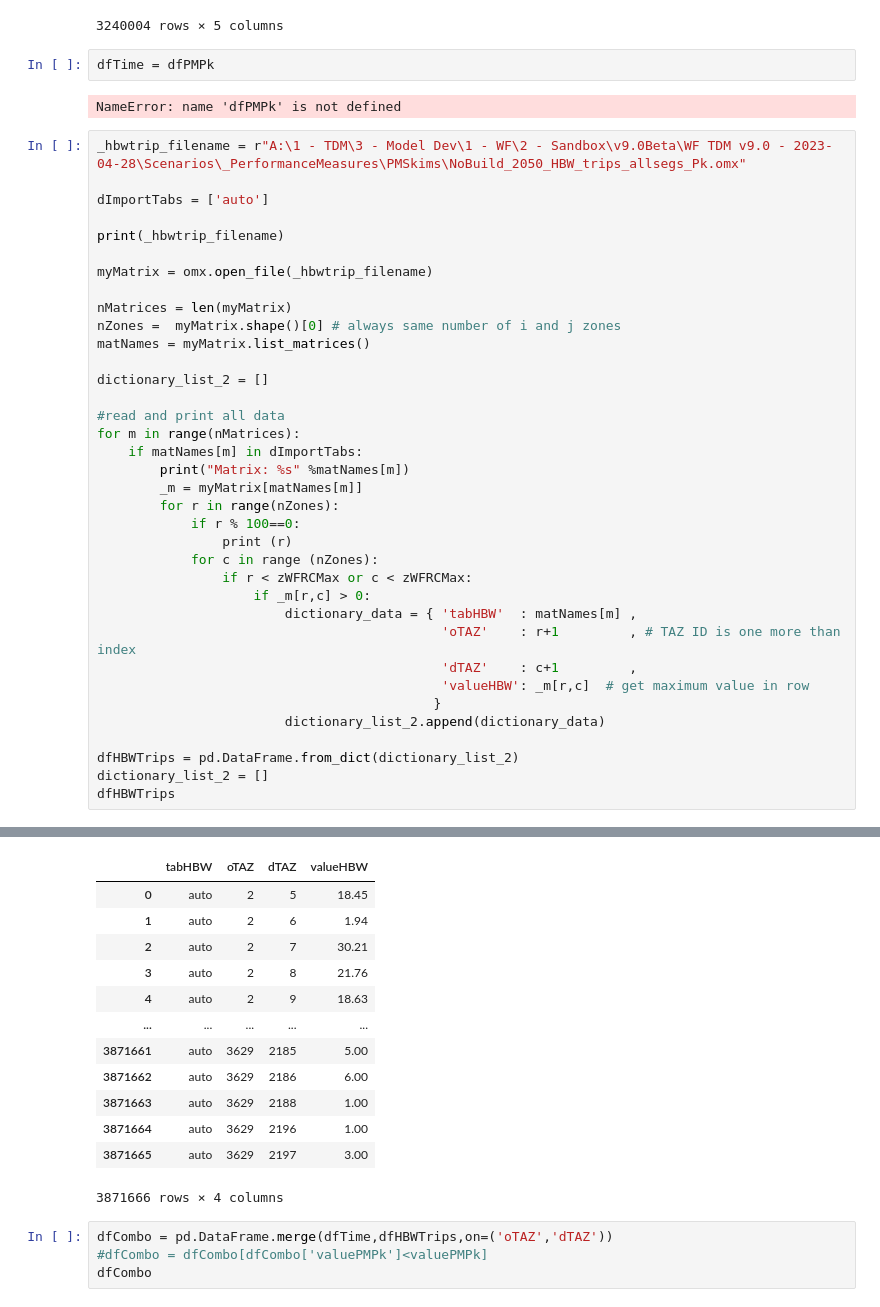
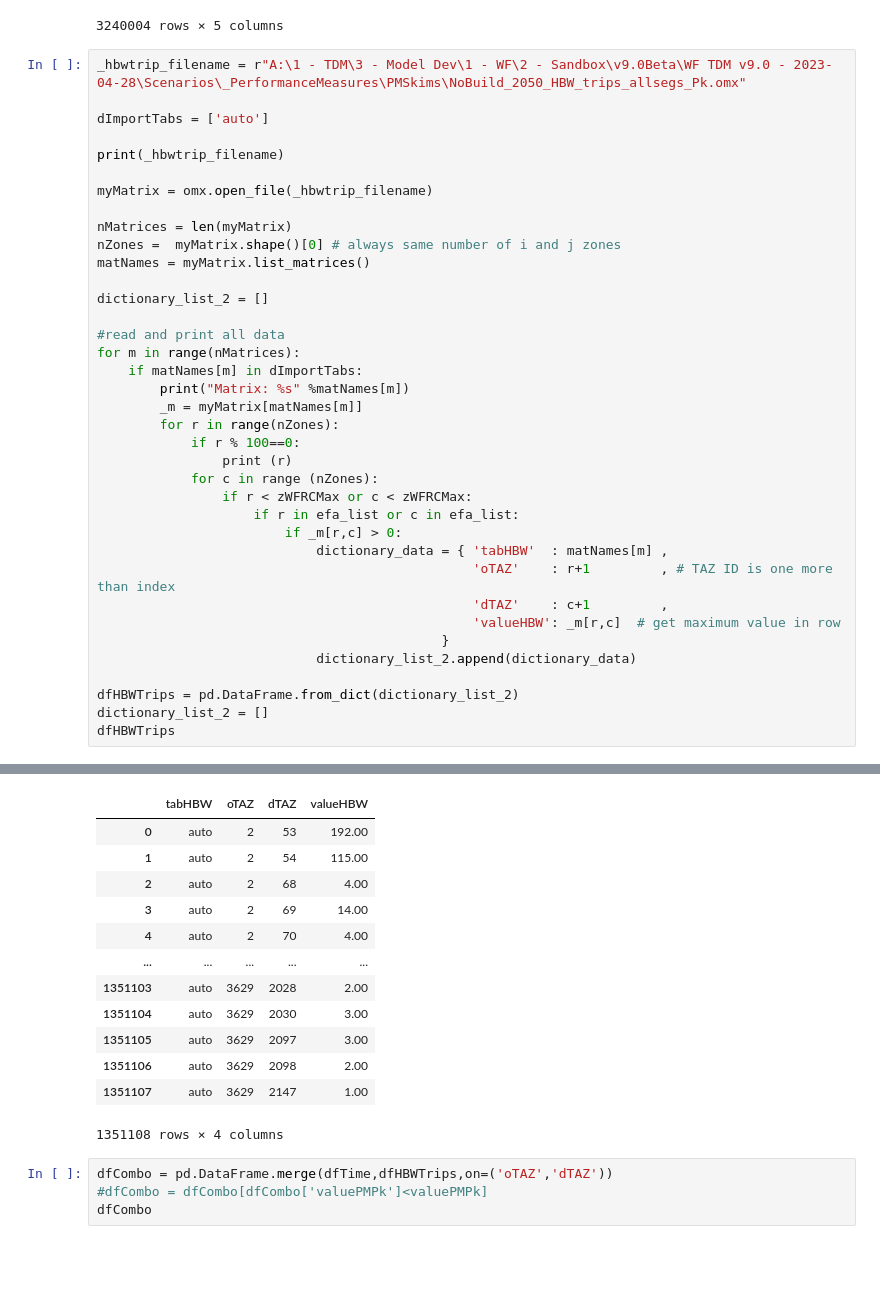
Before and after one commit to WFRCAnalytics/TDM-Average-Commute-Times, a Jupyter notebook: Commute-Times-EFA.ipynb, the cells around one changed output, grey strips where cells are left out. Drawn from its saved outputs; the diff is of its cells as text; blank space fills up the shorter version.

```diff
--- a/Commute-Times-EFA.ipynb
+++ b/Commute-Times-EFA.ipynb
@@ -85,10 +85,6 @@ Matrix: GP_TotTime
 | 3240002 | GP_TotTime | 3629 | 2098 | 70.08 | 71.26 |
 | 3240003 | GP_TotTime | 3629 | 2147 | 69.63 | 69.26 |
 3240004 rows × 5 columns
-# %%
-dfTime = dfPMPk
-# %% [output]
-NameError: name 'dfPMPk' is not defined
 # %%
 _hbwtrip_filename = r"A:\1 - TDM\3 - Model Dev\1 - WF\2 - Sandbox\v9.0Beta\WF TDM v9.0 - 2023-04-28\Scenarios\_PerformanceMeasures\PMSkims\NoBuild_2050_HBW_trips_allsegs_Pk.omx"
 
@@ -110,52 +106,53 @@ for m in range(nMatrices):
         print("Matrix: %s" %matNames[m])
         _m = myMatrix[matNames[m]]
         for r in range(nZones):
             if r % 100==0:
                 print (r)
             for c in range (nZones):
                 if r < zWFRCMax or c < zWFRCMax:
-                    if _m[r,c] > 0:
-                        dictionary_data = { 'tabHBW'  : matNames[m] ,
-                                            'oTAZ'    : r+1         , # TAZ ID is one more than index
-                                            'dTAZ'    : c+1         ,
-                                            'valueHBW': _m[r,c]  # get maximum value in row
-                                           }
-                        dictionary_list_2.append(dictionary_data)
+                    if r in efa_list or c in efa_list:
+                        if _m[r,c] > 0:
+                            dictionary_data = { 'tabHBW'  : matNames[m] ,
+                                                'oTAZ'    : r+1         , # TAZ ID is one more than index
+                                                'dTAZ'    : c+1         ,
+                                                'valueHBW': _m[r,c]  # get maximum value in row
+                                            }
+                            dictionary_list_2.append(dictionary_data)
 
 dfHBWTrips = pd.DataFrame.from_dict(dictionary_list_2)
 dictionary_list_2 = []
 dfHBWTrips
 # %% [output]
 A:\1 - TDM\3 - Model Dev\1 - WF\2 - Sandbox\v9.0Beta\WF TDM v9.0 - 2023-04-28\Scenarios\_PerformanceMeasures\PMSkims\NoBuild_2050_HBW_trips_allsegs_Pk.omx
 Matrix: auto
 0
 100
 200
 300
 400
 500
 600
 700
 800
 900
 ... (23 lines left out)
 3300
 3400
 3500
 3600
 |  | tabHBW | oTAZ | dTAZ | valueHBW |
-| 0 | auto | 2 | 5 | 18.45 |
-| 1 | auto | 2 | 6 | 1.94 |
-| 2 | auto | 2 | 7 | 30.21 |
-| 3 | auto | 2 | 8 | 21.76 |
-| 4 | auto | 2 | 9 | 18.63 |
+| 0 | auto | 2 | 53 | 192.00 |
+| 1 | auto | 2 | 54 | 115.00 |
+| 2 | auto | 2 | 68 | 4.00 |
+| 3 | auto | 2 | 69 | 14.00 |
+| 4 | auto | 2 | 70 | 4.00 |
 | ... | ... | ... | ... | ... |
-| 3871661 | auto | 3629 | 2185 | 5.00 |
-| 3871662 | auto | 3629 | 2186 | 6.00 |
-| 3871663 | auto | 3629 | 2188 | 1.00 |
-| 3871664 | auto | 3629 | 2196 | 1.00 |
-| 3871665 | auto | 3629 | 2197 | 3.00 |
+| 1351103 | auto | 3629 | 2028 | 2.00 |
+| 1351104 | auto | 3629 | 2030 | 3.00 |
+| 1351105 | auto | 3629 | 2097 | 3.00 |
+| 1351106 | auto | 3629 | 2098 | 2.00 |
+| 1351107 | auto | 3629 | 2147 | 1.00 |
-3871666 rows × 4 columns
+1351108 rows × 4 columns
 # %%
 dfCombo = pd.DataFrame.merge(dfTime,dfHBWTrips,on=('oTAZ','dTAZ'))
 #dfCombo = dfCombo[dfCombo['valuePMPk']<valuePMPk]
```
